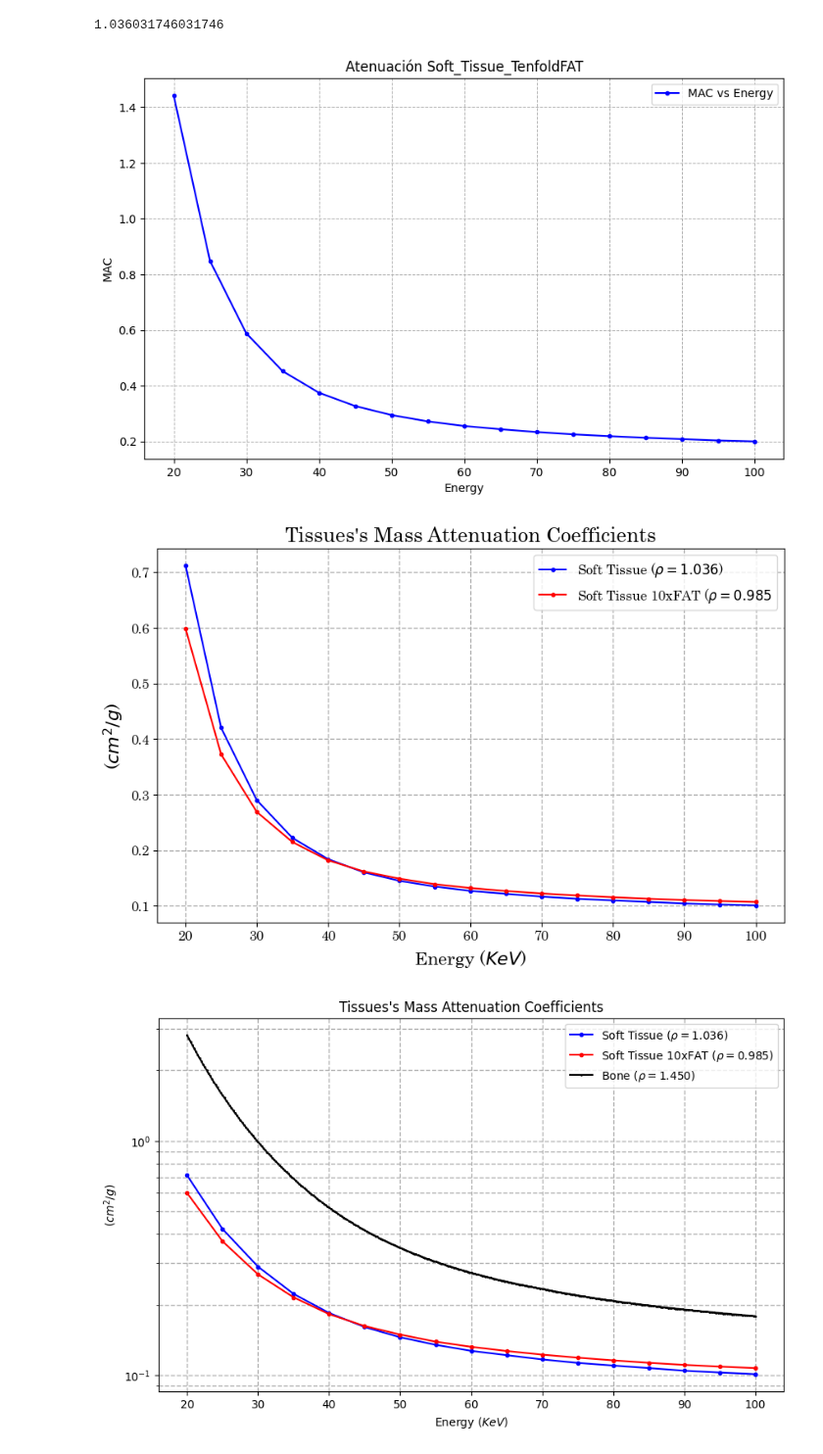
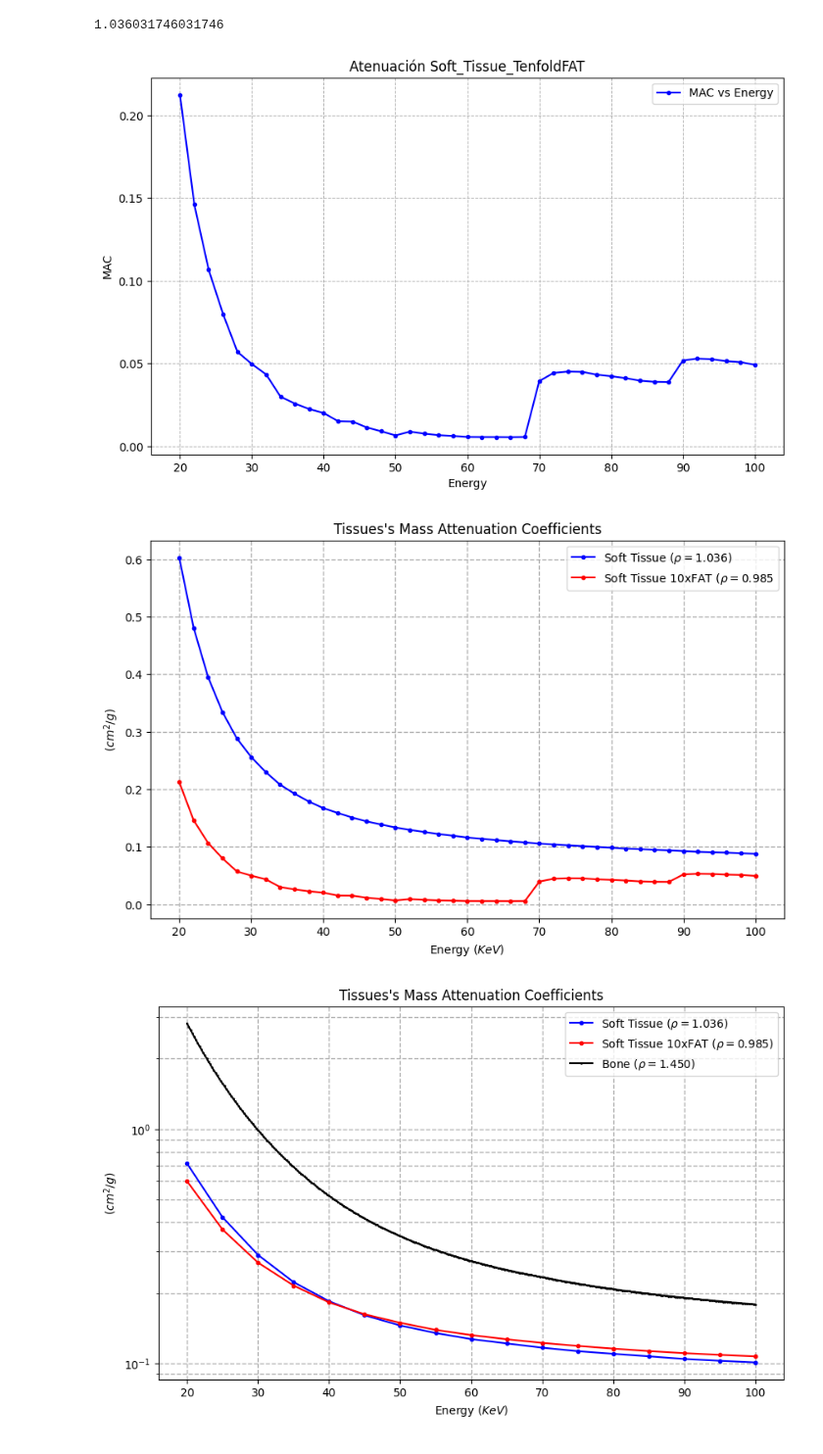
Before and after one commit to miguelcomett/G4_IFI-Team_2024, a Jupyter notebook: Codes2/Attenuation.ipynb, the cells around one changed output. Shown at 98% size. Cells and saved outputs as stored; diff of their text form; code cells hidden in the pictures.

```diff
--- a/Codes2/Attenuation.ipynb
+++ b/Codes2/Attenuation.ipynb
@@ -188,12 +187,12 @@ print(thick)
 import matplotlib.pyplot as plt
 
 # Leer el archivo CSV
-csv_file = 'Soft_Tissue_Aprox.csv'
+csv_file = 'nt1mac.csv'
 df = pd.read_csv(csv_file)
 
 # Asumir que el archivo tiene columnas 'Energy' y 'Optimal_t'
 energy_col = 'Energy (keV)'
-optimal_t_col = 'Attenuation Coeff'
+optimal_t_col = 'MAC'
 
 # Comprobar que las columnas están presentes
 if energy_col not in df.columns or optimal_t_col not in df.columns:
@@ -244,7 +243,7 @@ plt.grid(True, which='both', linestyle='--', linewidth=0.7)
 # Mostrar el gráfico
 plt.show()
 # %% [output]
-[figure, old version]
+[figure, new version]
 # %%
 import matplotlib.pyplot as plt
 import pandas as pd
@@ -265,16 +264,16 @@ def remove_repeated_thickness(x, y):
     return np.array(filtered_x), np.array(filtered_y)
 
 # Leer el primer archivo CSV
-csv_file_1 = 'SoftTissue.csv'
+csv_file_1 = 'ntmac.csv'
 df1 = pd.read_csv(csv_file_1)
 
 # Leer el segundo archivo CSV
-csv_file_2 = 'Soft_Tissue_TEN.csv'
+csv_file_2 = 'nt1mac.csv'
 df2 = pd.read_csv(csv_file_2)
 
 # Asumir que ambos archivos tienen las columnas 'Energy' y 'Attenuation Coeff'
 energy_col = 'Energy (keV)'
-optimal_t_col = 'Attenuation Coeff'
+optimal_t_col = 'MAC'
 
 # Comprobar que las columnas están presentes en ambos archivos
 if energy_col not in df1.columns or optimal_t_col not in df1.columns:
@@ -299,34 +298,34 @@ plt.figure(figsize=(10, 6))
 plt.plot(energy1_filtered, optimal_t1_filtered, '.-', color='blue', label = r'Soft Tissue ($\rho = 1.036$)')
 
 # Graficar los datos del segundo archivo
 plt.plot(energy2_filtered, optimal_t2_filtered, '.-', color='red', label=r'Soft Tissue 10xFAT ($\rho = 0.985$')
 
 # Configurar escalas logarítmicas (descomentar si es necesario)
 # plt.xscale('log')
 # plt.yscale('log')
 
 # Etiquetas y título
 title = r"Tissues's Mass Attenuation Coefficients"
 x_label = r"Energy ($KeV$)"
 y_label = r"($cm^2/g$)"
 
 
 plt.xlabel(x_label)
 plt.ylabel(y_label)
 plt.title(title)
 
 # Añadir leyenda
 plt.legend()
 
 # Mostrar la cuadrícula con mayor grosor para mayor legibilidad
 plt.grid(True, which='both', linestyle='--', linewidth=1.0)
 
 plt.savefig("MAC_SoftTissue" + '.png', dpi=400)
 
 # Mostrar el gráfico
 plt.show()
 # %% [output]
-[figure, old version]
+[figure, new version]
 # %%
 import matplotlib.pyplot as plt
 import pandas as pd
```
Also changed, not shown: parts of 4 cells of this notebook, 13 other files.
